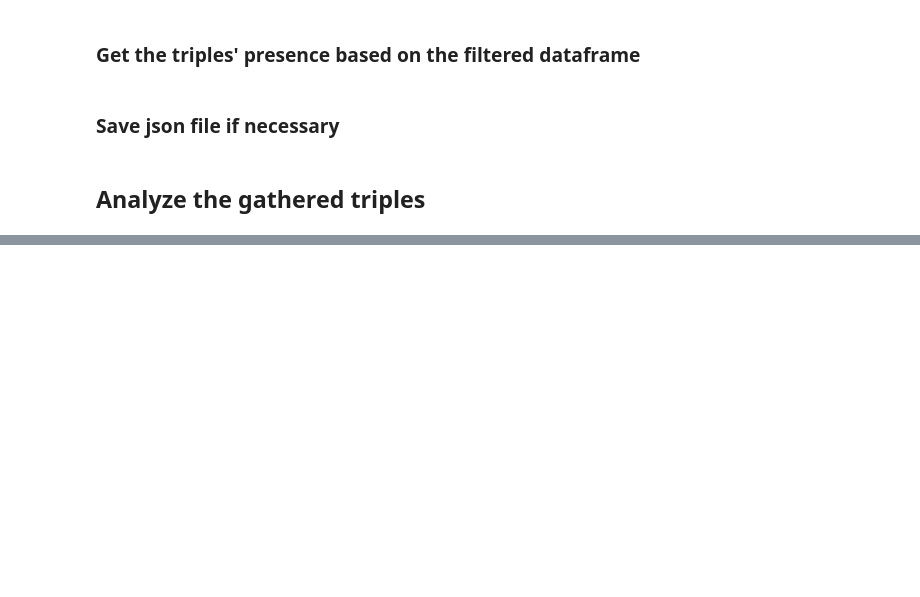
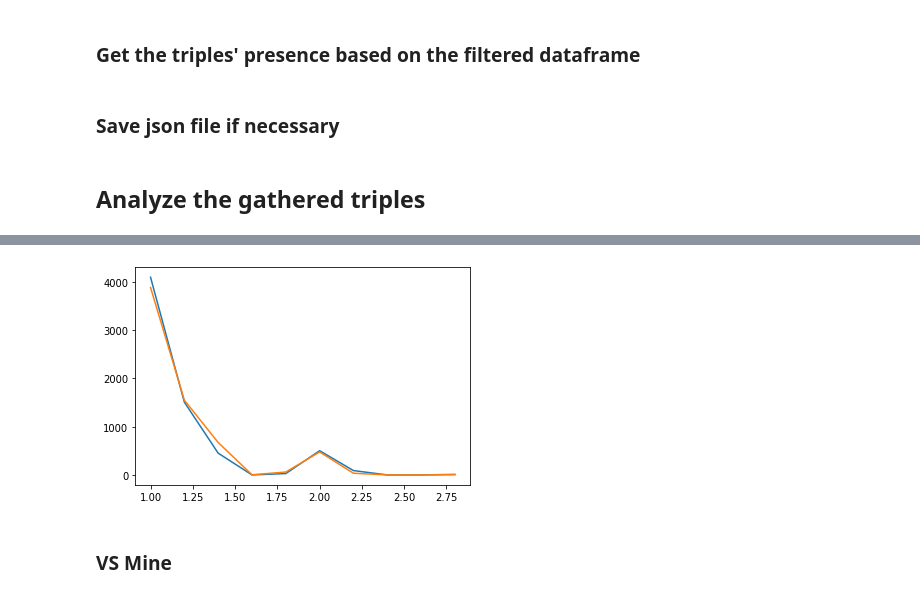
Before and after one commit to amimem/agent_abstraction, a Jupyter notebook: notebooks/Analysis.ipynb, the cells around one changed output, grey strips where cells are left out. Cells and saved outputs as stored; diff of their text form; code cells hidden in the pictures; blank space fills up the shorter version.

Commit message:
add plotting code

```diff
--- a/notebooks/Analysis.ipynb
+++ b/notebooks/Analysis.ipynb
@@ -65,11 +67,11 @@ for idx, game_id in enumerate(unique_games):
     for phase in unique_phases:
         condition = game_df["phase_id"].apply(lambda x: x == phase)
         phase_df = game_df.loc[condition]
-        s_dict, d_dict, _id = assign_unit_id(phase_df, s_dict, d_dict, _id, discard_disband_creation=False)
+        s_dict, d_dict, _id = utils.assign_unit_id(phase_df, s_dict, d_dict, _id, discard_disband_creation=False)
         phases_df_list.append(phase_df)
     phases_cdf = pd.concat(phases_df_list)
     dislodged_df = phases_cdf.loc[phases_cdf['action'] == -2].copy()
-    replace_dislodged_units(phases_cdf, dislodged_df)
+    utils.replace_dislodged_units(phases_cdf, dislodged_df)
     game_phase_df_list.append(phases_cdf)
 # %%
 cdf = pd.concat(game_phase_df_list)
@@ -132,2 +127,4 @@ len(game_tiple_presence)
+# %%
+game_id = list(game_triple_presence.keys())[0]
 # %%
 all_records = []
@@ -146,0 +150,34 @@ df.head()
+# %%
+#collect into a loop
+same_pair_inds=[0,1]
+diff_pair_inds=[0,2]
+# for game_id,di in jj.items():
+jj = game_triple_presence
+samediff_count_list=[]
+di=jj[game_id]
+game_df=cdf_sf[(cdf_sf.game_id==game_id)]
+for triple_id,triple in enumerate(di):
+    if triple['max_min_diff']>0:
+        seq=game_df[(game_df.coordinator.isin([triple['player_i'],triple['player_j']]))
+            & (game_df.unique_unit_id.isin(triple['triple']))
+            & (game_df.phase_num.isin(np.arange(triple['min_phase_num'],triple['max_phase_num'],0.5)))].loc[:,('coordinator','unique_unit_id','phase_num','action')]
+
+        datatmp=seq.groupby(['unique_unit_id','phase_num'])['action'].aggregate('first').unstack()
+        unit_counts=datatmp.nunique(axis=1)
+        tridat=np.asarray(triple['triple'])
+        joint_counts=[len(datatmp.loc[np.asarray(triple['triple'])[same_pair_inds]].T.drop_duplicates()), \
+                      len(datatmp.loc[np.asarray(triple['triple'])[diff_pair_inds]].T.drop_duplicates())]
+        factor_same=np.prod(unit_counts[tridat[same_pair_inds]].values)/joint_counts[0]
+        factor_different=np.prod(unit_counts.loc[tridat[diff_pair_inds]].values)/joint_counts[1]
+        samediff_count_list.append((factor_same,factor_different))
+    else:
+        samediff_count_list.append(None)
+# %%
+fig,ax=plt.subplots()
+for data in zip(*filter(None,samediff_count_list)):
+    counts,bins=np.histogram(data)
+    ax.plot(bins[:-1],counts)
+# %% [output]
+[figure, added]
+# %% [markdown]
+### VS Mine
```
Also changed, not shown: parts of 20 cells of this notebook.
